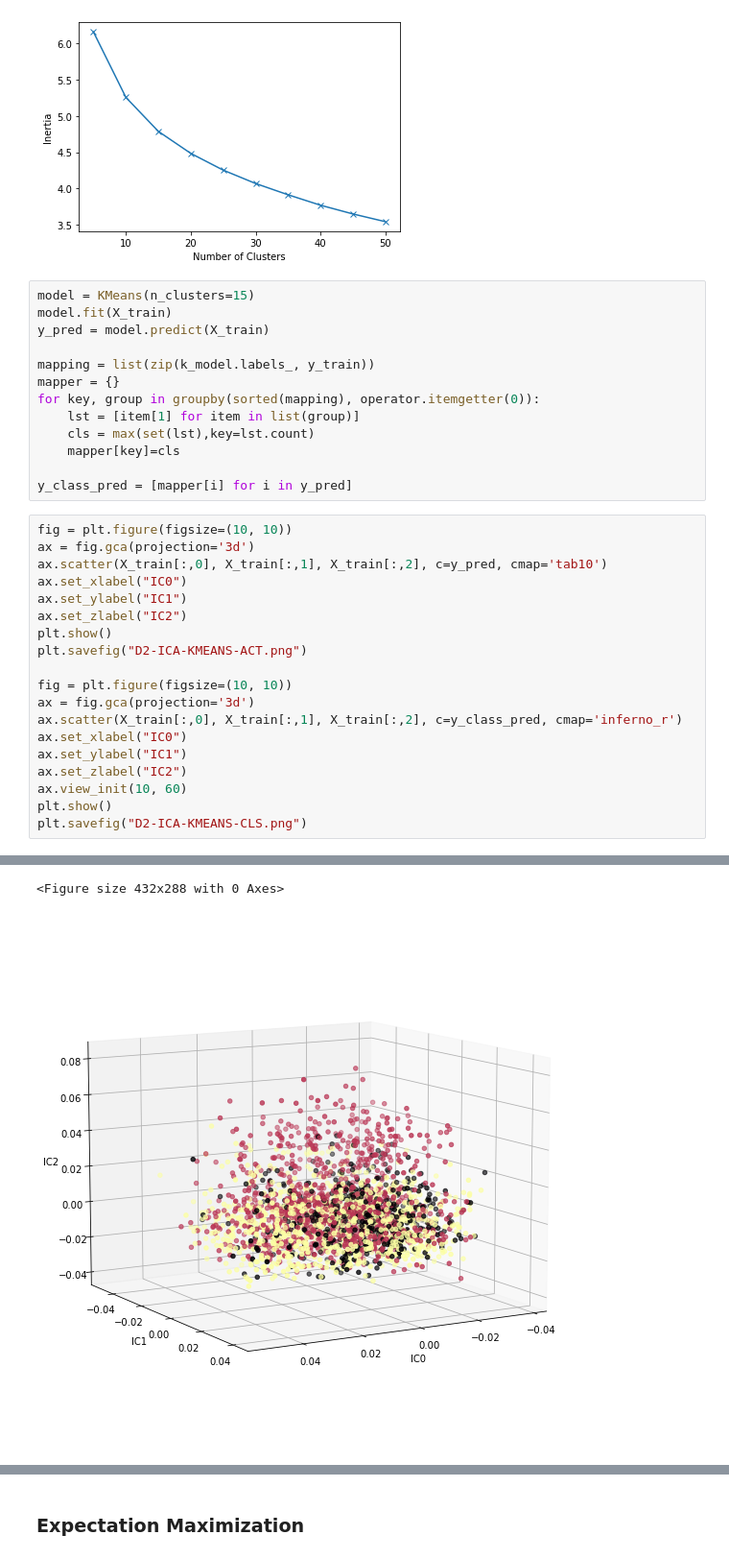
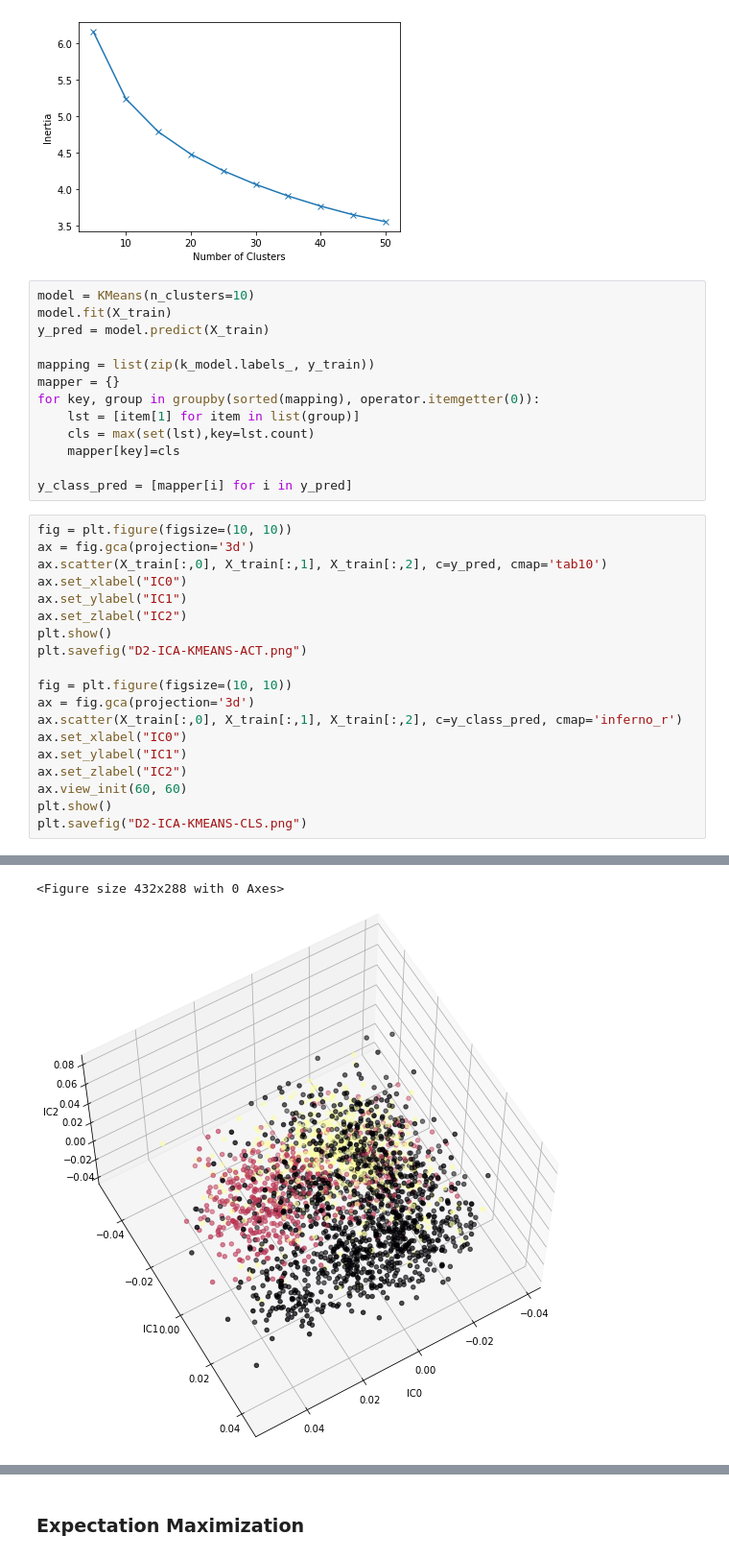
Before and after one commit to prasannspv/Machine-Learning-Notebooks, a Jupyter notebook: Assignment 3/ICA.ipynb, the cells around one changed output, grey strips where cells are left out. Shown at 96% size. Saved outputs shown, nothing was run; the diff lists cells and outputs as text.

```diff
--- a/Assignment 3/ICA.ipynb
+++ b/Assignment 3/ICA.ipynb
@@ -196,7 +196,7 @@ plt.savefig("Elbow-D2-ICA.png")
 # %% [output]
 [figure]
 # %%
-model = KMeans(n_clusters=15)
+model = KMeans(n_clusters=10)
 model.fit(X_train)
 y_pred = model.predict(X_train)
 
@@ -224,7 +224,7 @@ ax.scatter(X_train[:,0], X_train[:,1], X_train[:,2], c=y_class_pred, cmap='infer
 ax.set_xlabel("IC0")
 ax.set_ylabel("IC1")
 ax.set_zlabel("IC2")
-ax.view_init(10, 60)
+ax.view_init(60, 60)
 plt.show()
 plt.savefig("D2-ICA-KMEANS-CLS.png")
 # %% [output]
@@ -232,5 +232,5 @@ plt.savefig("D2-ICA-KMEANS-CLS.png")
 <Figure size 432x288 with 0 Axes>
-[figure, old version]
+[figure, new version]
 <Figure size 432x288 with 0 Axes>
 # %% [markdown]
 ### Expectation Maximization
```
Also changed, not shown: parts of 10 cells of this notebook.
